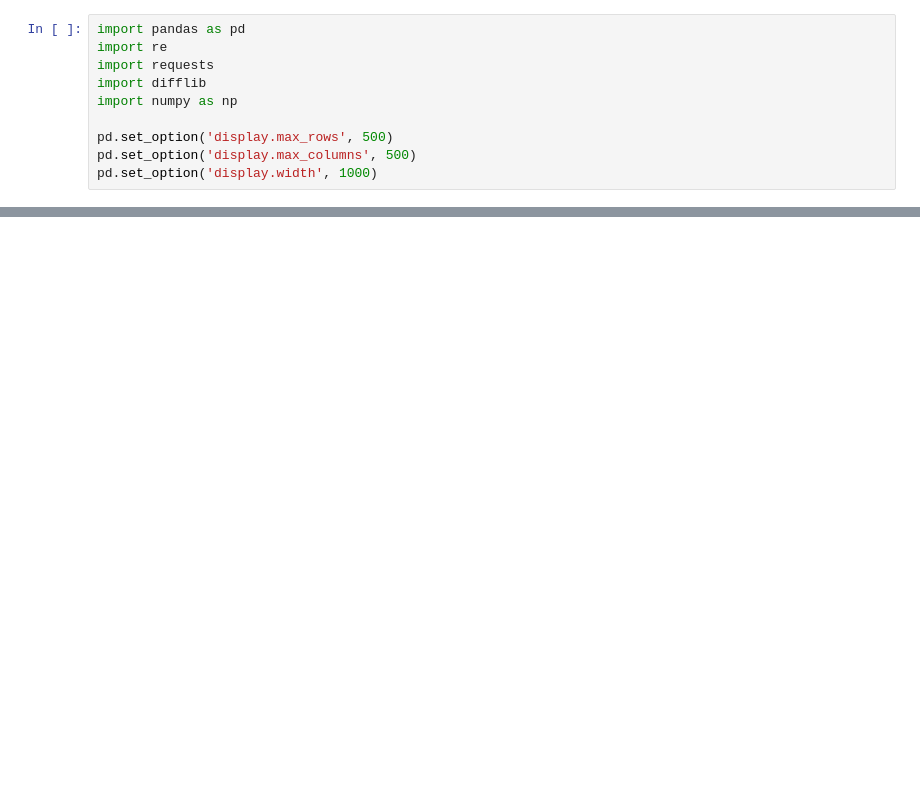
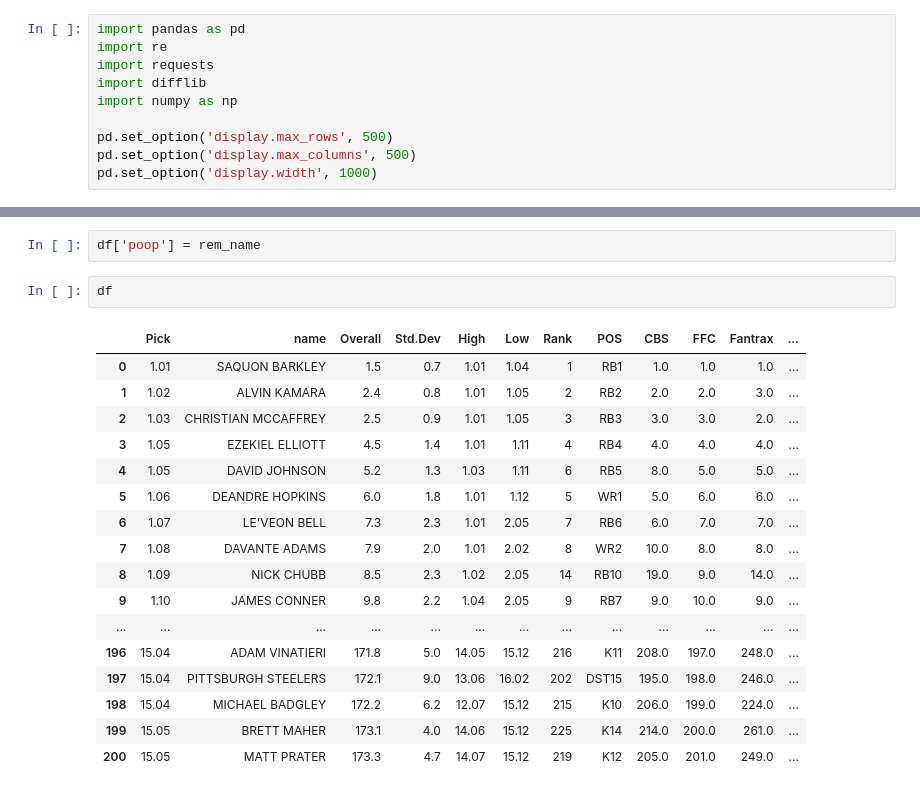
Before and after one commit to crm105/fantasy_football_algorithm, a Jupyter notebook: python_scrapes/ADP_scrape.ipynb, the cells around one changed output, grey strips where cells are left out. Saved outputs shown, nothing was run; the diff lists cells and outputs as text; blank space fills up the shorter version.

```diff
--- a/python_scrapes/ADP_scrape.ipynb
+++ b/python_scrapes/ADP_scrape.ipynb
@@ -71,3 +133,25 @@ len(df)
+# %%
+df['poop'] = rem_name
+# %%
+df
+# %% [output]
+|  | Pick | name | Overall | Std.Dev | High | Low | Rank | POS | CBS | FFC | Fantrax | ... |
+| 0 | 1.01 | SAQUON BARKLEY | 1.5 | 0.7 | 1.01 | 1.04 | 1 | RB1 | 1.0 | 1.0 | 1.0 | ... |
+| 1 | 1.02 | ALVIN KAMARA | 2.4 | 0.8 | 1.01 | 1.05 | 2 | RB2 | 2.0 | 2.0 | 3.0 | ... |
+| 2 | 1.03 | CHRISTIAN MCCAFFREY | 2.5 | 0.9 | 1.01 | 1.05 | 3 | RB3 | 3.0 | 3.0 | 2.0 | ... |
+| 3 | 1.05 | EZEKIEL ELLIOTT | 4.5 | 1.4 | 1.01 | 1.11 | 4 | RB4 | 4.0 | 4.0 | 4.0 | ... |
+| 4 | 1.05 | DAVID JOHNSON | 5.2 | 1.3 | 1.03 | 1.11 | 6 | RB5 | 8.0 | 5.0 | 5.0 | ... |
+| 5 | 1.06 | DEANDRE HOPKINS | 6.0 | 1.8 | 1.01 | 1.12 | 5 | WR1 | 5.0 | 6.0 | 6.0 | ... |
+| 6 | 1.07 | LE'VEON BELL | 7.3 | 2.3 | 1.01 | 2.05 | 7 | RB6 | 6.0 | 7.0 | 7.0 | ... |
+| 7 | 1.08 | DAVANTE ADAMS | 7.9 | 2.0 | 1.01 | 2.02 | 8 | WR2 | 10.0 | 8.0 | 8.0 | ... |
+| 8 | 1.09 | NICK CHUBB | 8.5 | 2.3 | 1.02 | 2.05 | 14 | RB10 | 19.0 | 9.0 | 14.0 | ... |
+| 9 | 1.10 | JAMES CONNER | 9.8 | 2.2 | 1.04 | 2.05 | 9 | RB7 | 9.0 | 10.0 | 9.0 | ... |
+| ... | ... | ... | ... | ... | ... | ... | ... | ... | ... | ... | ... | ... |
+| 196 | 15.04 | ADAM VINATIERI | 171.8 | 5.0 | 14.05 | 15.12 | 216 | K11 | 208.0 | 197.0 | 248.0 | ... |
+| 197 | 15.04 | PITTSBURGH STEELERS | 172.1 | 9.0 | 13.06 | 16.02 | 202 | DST15 | 195.0 | 198.0 | 246.0 | ... |
+| 198 | 15.04 | MICHAEL BADGLEY | 172.2 | 6.2 | 12.07 | 15.12 | 215 | K10 | 206.0 | 199.0 | 224.0 | ... |
+| 199 | 15.05 | BRETT MAHER | 173.1 | 4.0 | 14.06 | 15.12 | 225 | K14 | 214.0 | 200.0 | 261.0 | ... |
+| 200 | 15.05 | MATT PRATER | 173.3 | 4.7 | 14.07 | 15.12 | 219 | K12 | 205.0 | 201.0 | 249.0 | ... |
 # %%
 df.sort_values('Rank')
 # %% [output]
```
Also changed, not shown: parts of 14 cells of this notebook, 2 other files.
